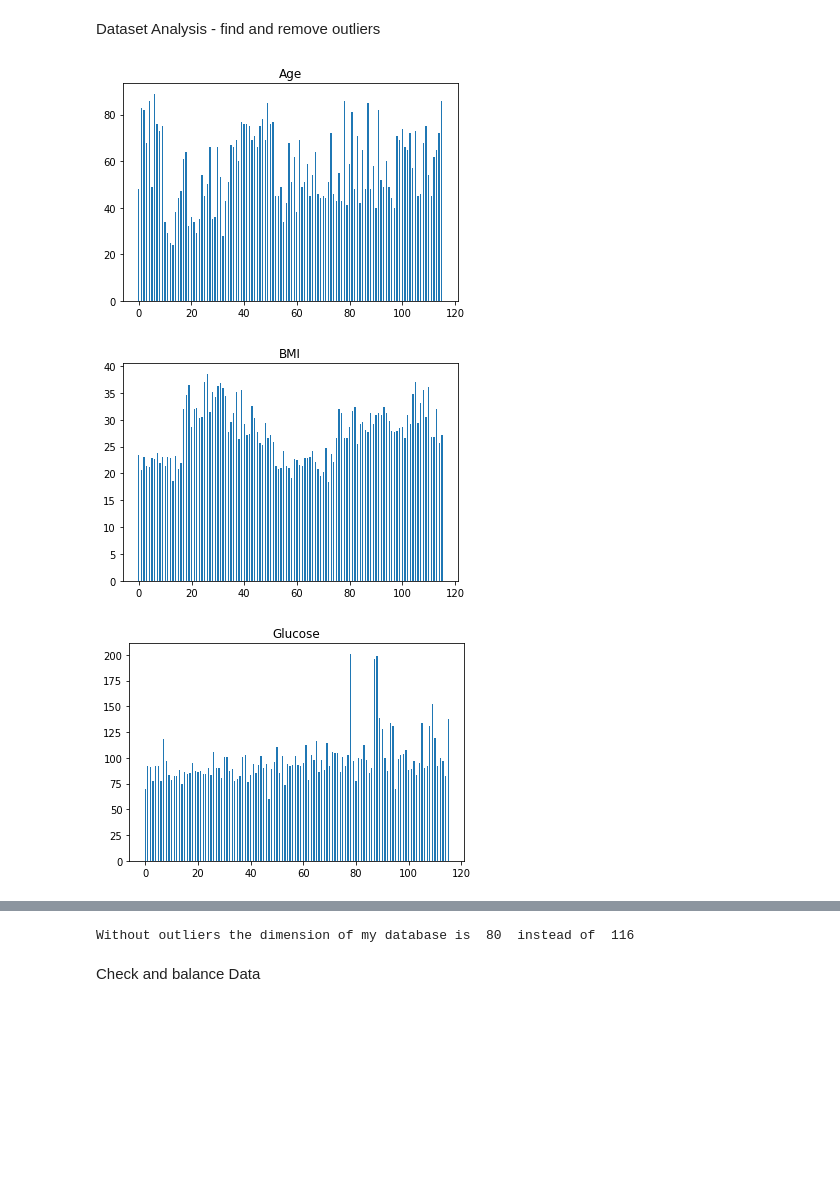
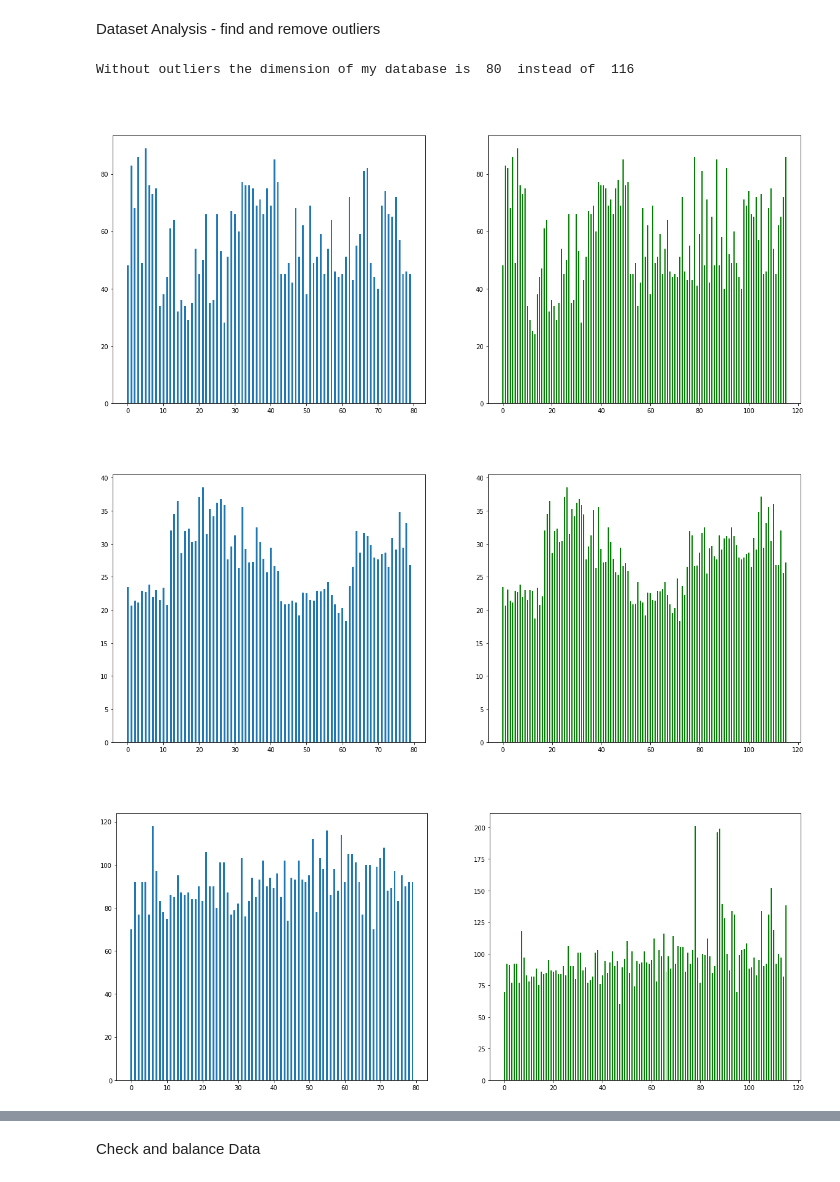
Before and after one commit to Vaelthur/DataSpaces_Tesina, a Jupyter notebook: DS_Tesina.ipynb, the cells around one changed output, grey strips where cells are left out. Drawn from its saved outputs; the diff is of its cells as text; code cells hidden in the pictures; blank space fills up the shorter version.

```diff
--- a/DS_Tesina.ipynb
+++ b/DS_Tesina.ipynb
@@ -30,27 +31,29 @@ Y = data.iloc[:, 9]
 # %% [markdown]
 <p>Dataset Analysis - find and remove outliers</p>
 # %%
-# plot outliers
-for feature in X.columns:
-  plt.bar(np.arange(X.shape[0]), X[feature], 0.5)
-  plt.title(feature)
-  plt.show()
-
 cleanDs = data
 
 # remove outliers
 for feature in X.columns:
   df = X[feature]
   sorted(df)
   q1, q3= np.percentile(df,[25,75])
   iqr = q3-q1
   lower_bound = q1 -(1.5 * iqr)
   upper_bound = q3 +(1.5 * iqr)
   cleanDs = cleanDs[(cleanDs[feature]>lower_bound) & (cleanDs[feature]<upper_bound)]
 
+for feature in cleanDs.iloc[:,0:9]:
+  fig, (ax1, ax2) = plt.subplots(1,2)
+  fig.set_size_inches(20,8)
+  fig.suptitle(feature, color = 'white')
+  ax1.bar(np.arange(cleanDs.iloc[:,0:9].shape[0]), cleanDs.iloc[:,0:9][feature], 0.5)
+  ax2.bar(np.arange(X.shape[0]), X[feature], 0.5, color='green')
+
 
 print("Without outliers the dimension of my database is ", cleanDs.shape[0], " instead of ", X.shape[0])
 # %% [output]
+Without outliers the dimension of my database is  80  instead of  116
-[figure, old version]
+[figure, new version]
-[figure, old version]
+[figure, new version]
-[figure, old version]
+[figure, new version]
@@ -63,4 +66,3 @@ print("Without outliers the dimension of my database is ", cleanDs.shape[0], " i
-Without outliers the dimension of my database is  80  instead of  116
 # %% [markdown]
 <p> Check and balance Data </p>
 # %%
```
Also changed, not shown: parts of 12 cells of this notebook.
